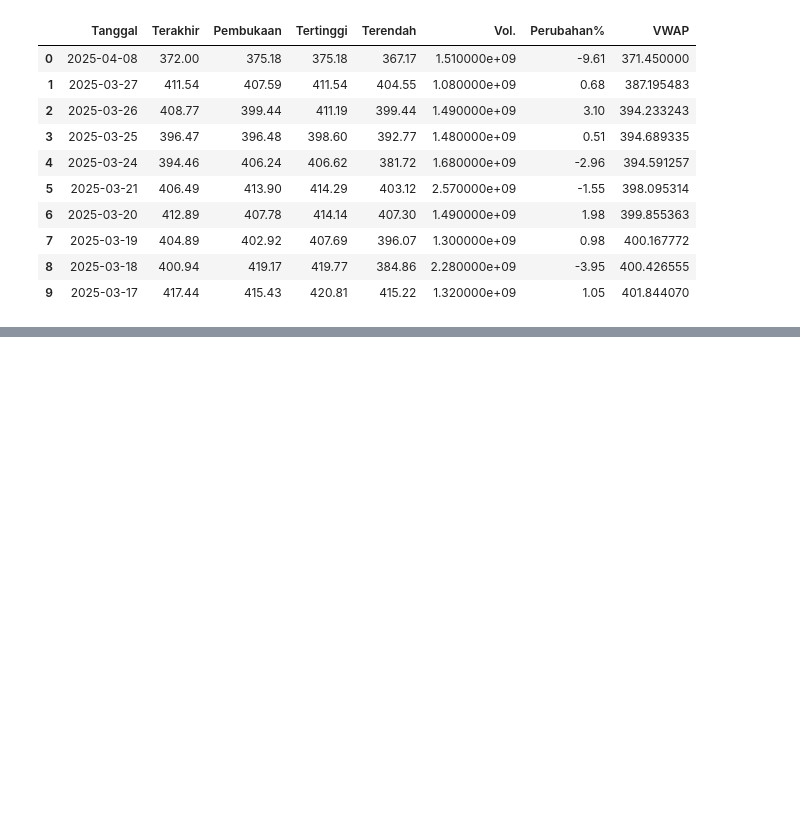
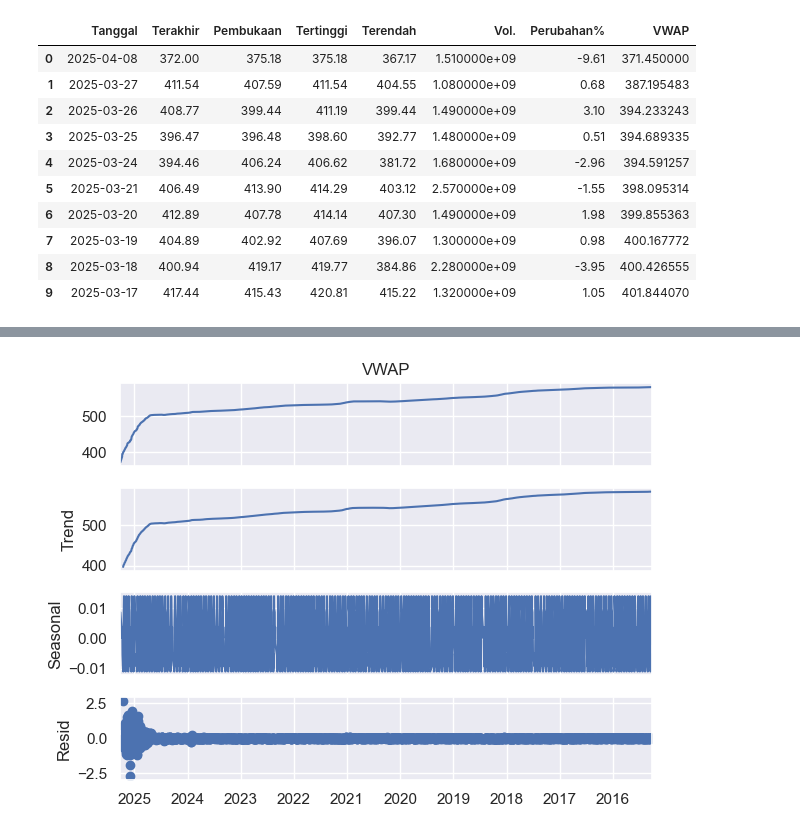
Before and after one commit to rizkihelmi10/StockPricePrediction, a Jupyter notebook: notebooks/JakartaSans.ipynb, the cells around one changed output, grey strips where cells are left out. Drawn from its saved outputs; the diff is of its cells as text; code cells hidden in the pictures; blank space fills up the shorter version.

```diff
--- a/notebooks/JakartaSans.ipynb
+++ b/notebooks/JakartaSans.ipynb
@@ -140,0 +397,8 @@ DataFrame.head(10)
+# %%
+from statsmodels.tsa.seasonal import seasonal_decompose
+decompse = seasonal_decompose(dFrame1['VWAP'],
+model='additive', period=12)
+decompse.plot()
+plt.show()
+# %% [output]
+[figure, added]
```
Also changed, not shown: parts of 81 cells of this notebook, 6 other files.
